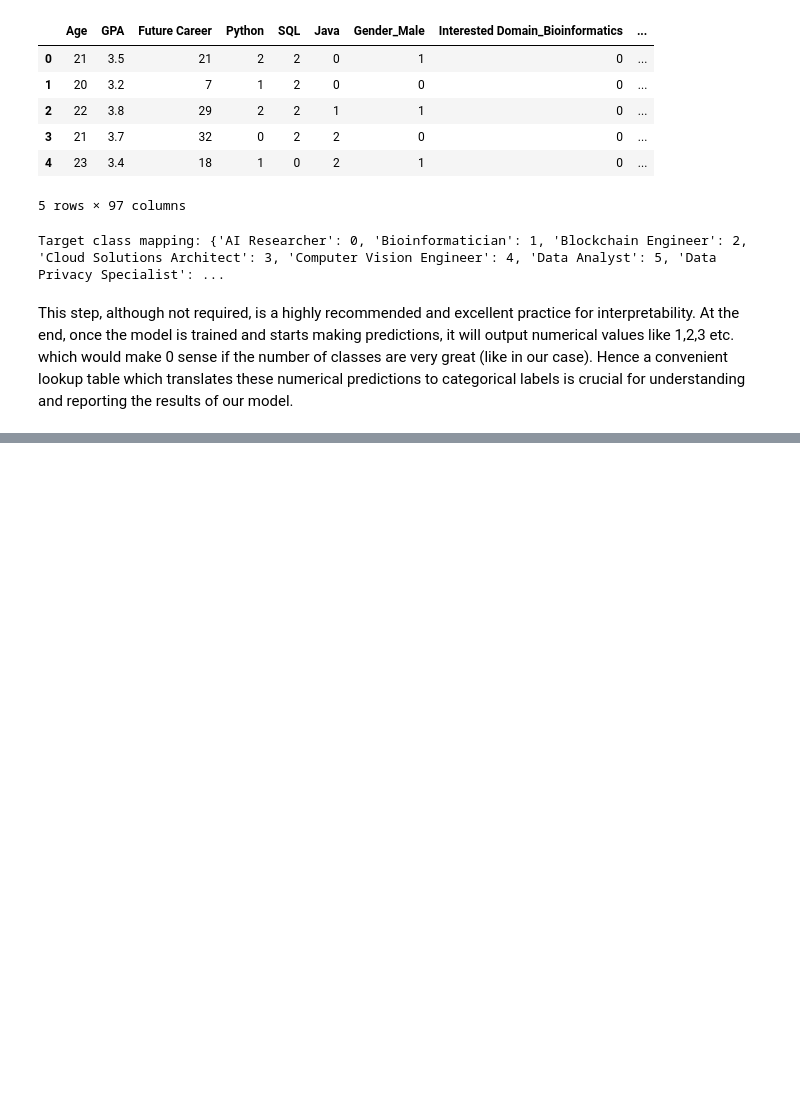
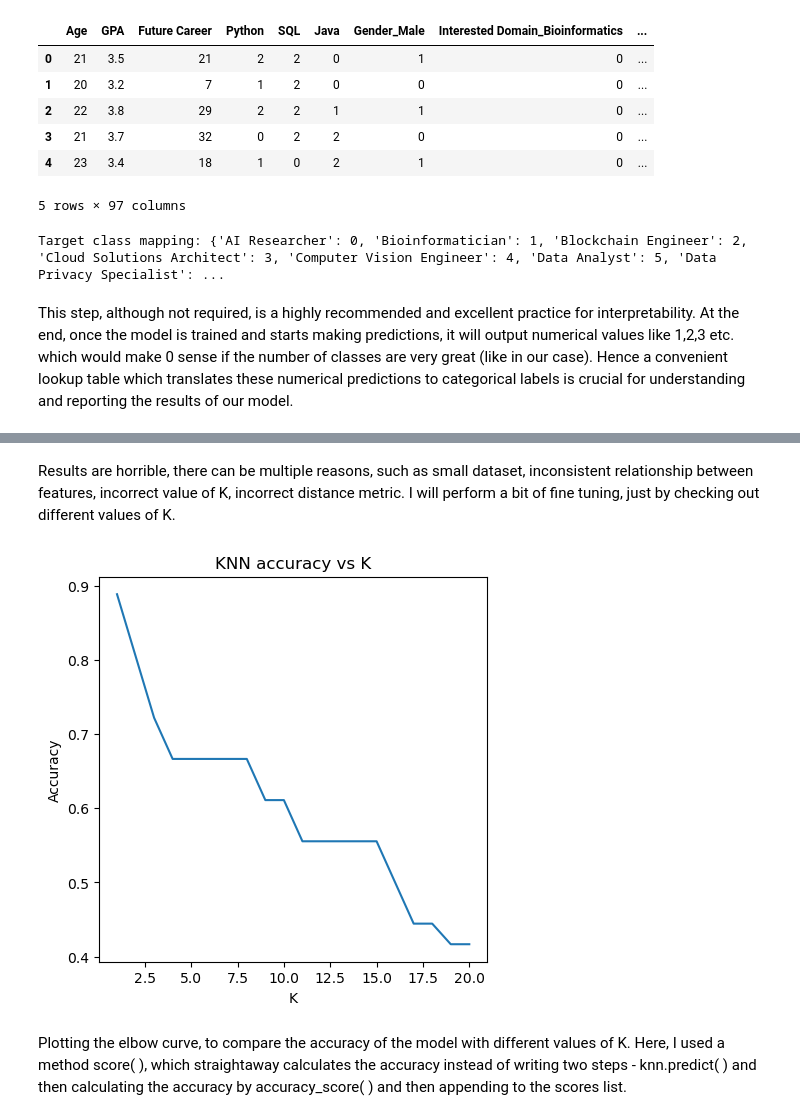
Before and after one commit to pegasus991/career-counsellor-ml, a Jupyter notebook: notebooks/career_counsellor_phase1.ipynb, the cells around one changed output, grey strips where cells are left out. Cells and saved outputs as stored; diff of their text form; code cells hidden in the pictures; blank space fills up the shorter version.

Commit message:
Fine tuning knn

```diff
--- a/notebooks/career_counsellor_phase1.ipynb
+++ b/notebooks/career_counsellor_phase1.ipynb
@@ -766,0 +767,20 @@ Classification Report :
+# %% [markdown]
+Results are horrible, there can be multiple reasons, such as small dataset, inconsistent relationship between features, incorrect value of K, incorrect distance metric. I will perform a bit of fine tuning, just by checking out different values of K.
+# %%
+#Fine tuning
+scores = []
+for k in range(1, 21):
+    knn = KNeighborsClassifier(n_neighbors=k)
+    knn.fit(X_train_scaled, y_train)
+    scores.append(knn.score(X_test_scaled, y_test))
+
+plt.figure(figsize=(5,5))
+plt.plot(range(1, 21), scores)
+plt.xlabel('K')
+plt.ylabel('Accuracy')
+plt.title('KNN accuracy vs K')
+plt.show()
+# %% [output]
+[figure, added]
+# %% [markdown]
+Plotting the elbow curve, to compare the accuracy of the model with different values of K. Here, I used a method score( ), which straightaway calculates the accuracy instead of writing two steps - knn.predict( ) and then calculating the accuracy by accuracy_score( ) and then appending to the scores list.
```
Also changed, not shown: parts of 64 cells of this notebook.
